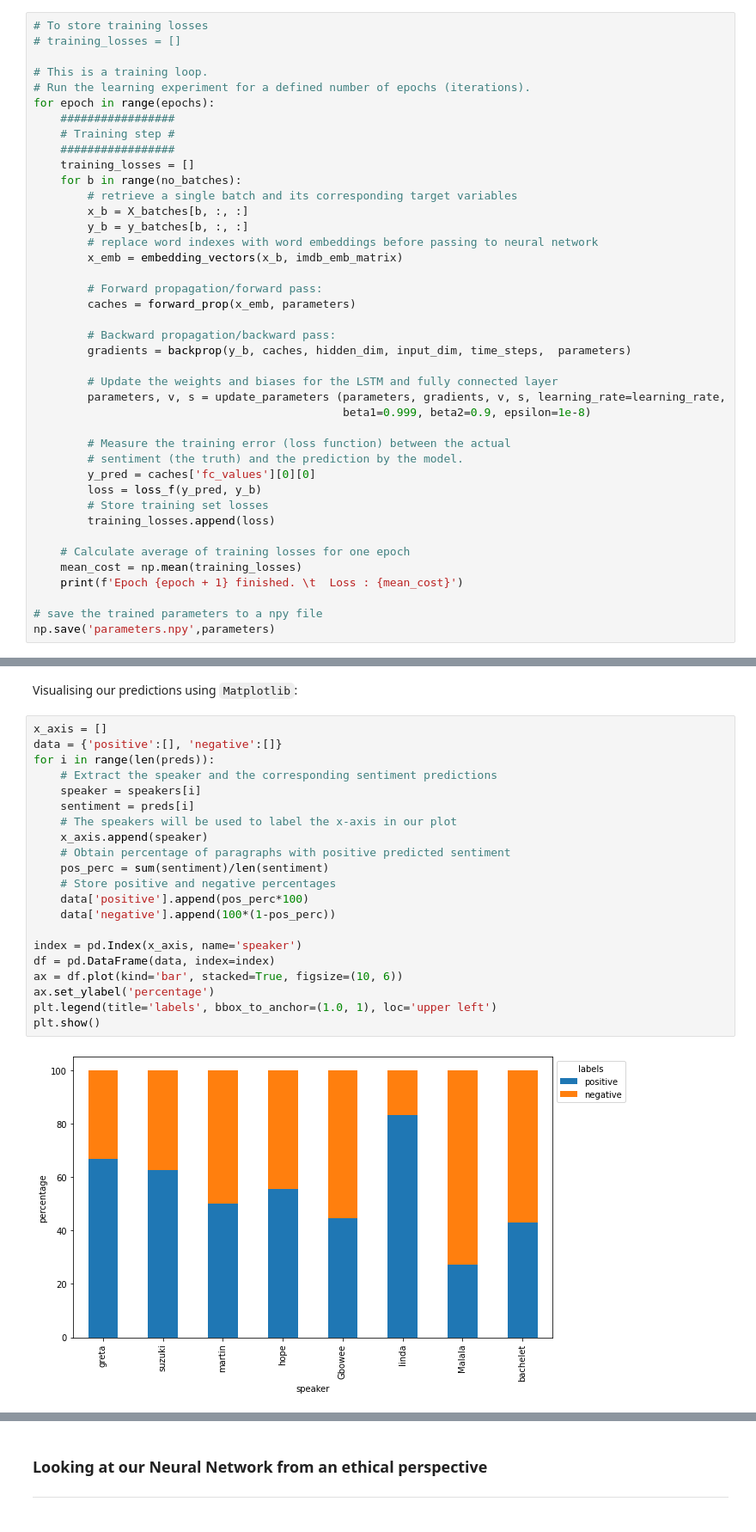
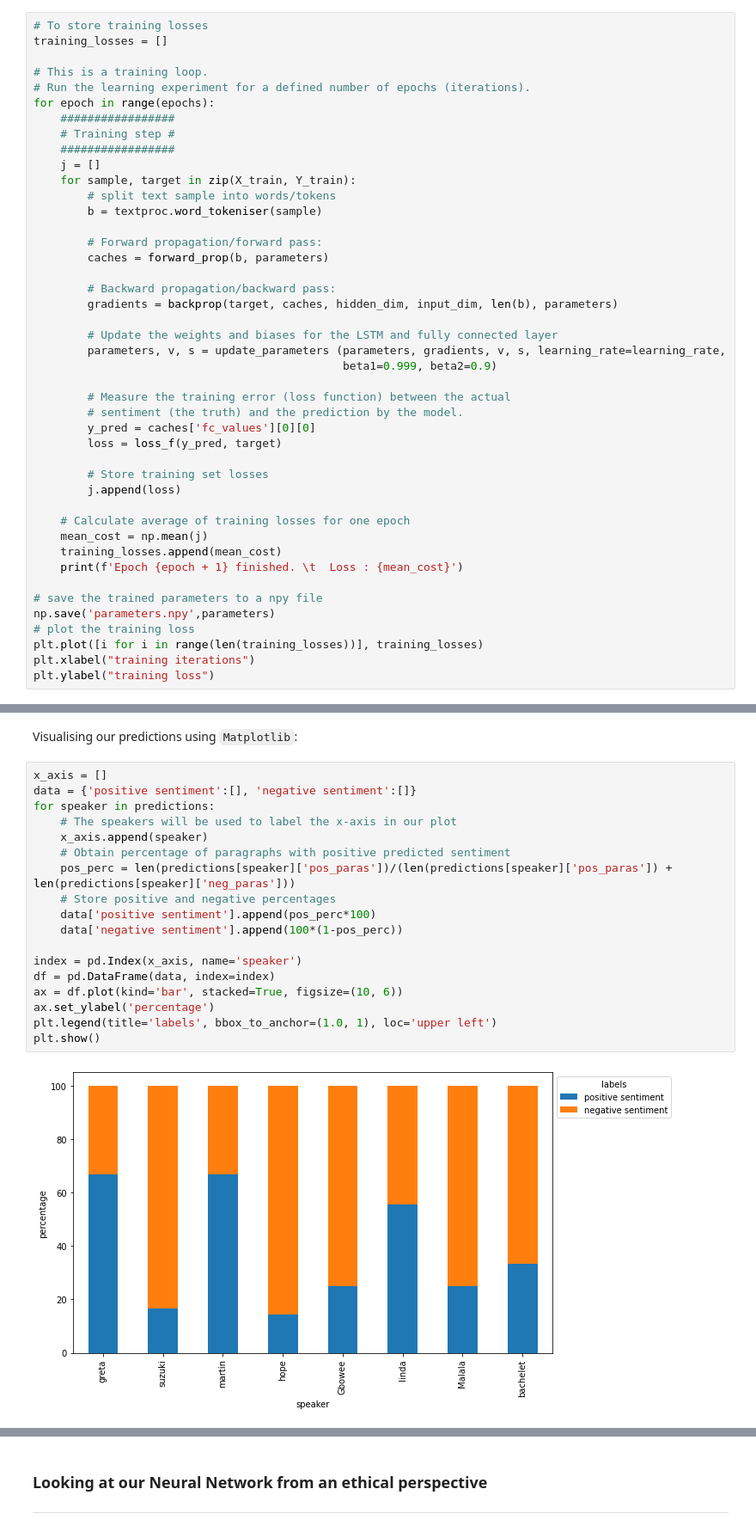
Before and after one commit to Dbhasin1/ethics-tutorial, a Jupyter notebook: tutorials/LSTM.ipynb, the cells around one changed output, grey strips where cells are left out. Shown: that part at 86% size. Drawn from its saved outputs; the diff is of its cells as text.

```diff
--- a/tutorials/LSTM.ipynb
+++ b/tutorials/LSTM.ipynb
@@ -508,7 +413,7 @@ Set up the neural network's learning experiment with a training loop and start t
 >Skip running this cell if you already have the trained parameters stored in a `npy` file
 # %%
 # To store training losses
-# training_losses = []
+training_losses = []
 
 # This is a training loop.
 # Run the learning experiment for a defined number of epochs (iterations).
@@ -516,35 +421,38 @@ for epoch in range(epochs):
     #################
     # Training step #
     #################
-    training_losses = []
-    for b in range(no_batches):
-        # retrieve a single batch and its corresponding target variables
-        x_b = X_batches[b, :, :]
-        y_b = y_batches[b, :, :]
-        # replace word indexes with word embeddings before passing to neural network
-        x_emb = embedding_vectors(x_b, imdb_emb_matrix)
+    j = []
+    for sample, target in zip(X_train, Y_train):
+        # split text sample into words/tokens
+        b = textproc.word_tokeniser(sample)
 
         # Forward propagation/forward pass:
-        caches = forward_prop(x_emb, parameters)
+        caches = forward_prop(b, parameters)
 
         # Backward propagation/backward pass:
-        gradients = backprop(y_b, caches, hidden_dim, input_dim, time_steps,  parameters)
+        gradients = backprop(target, caches, hidden_dim, input_dim, len(b), parameters)
 
         # Update the weights and biases for the LSTM and fully connected layer
         parameters, v, s = update_parameters (parameters, gradients, v, s, learning_rate=learning_rate,
-                                              beta1=0.999, beta2=0.9, epsilon=1e-8)
+                                              beta1=0.999, beta2=0.9)
 
         # Measure the training error (loss function) between the actual
         # sentiment (the truth) and the prediction by the model.
         y_pred = caches['fc_values'][0][0]
-        loss = loss_f(y_pred, y_b)
+        loss = loss_f(y_pred, target)
+
         # Store training set losses
-        training_losses.append(loss)
+        j.append(loss)
 
     # Calculate average of training losses for one epoch
-    mean_cost = np.mean(training_losses)
+    mean_cost = np.mean(j)
+    training_losses.append(mean_cost)
     print(f'Epoch {epoch + 1} finished. \t  Loss : {mean_cost}')
 
 # save the trained parameters to a npy file
 np.save('parameters.npy',parameters)
+# plot the training loss
+plt.plot([i for i in range(len(training_losses))], training_losses)
+plt.xlabel("training iterations")
+plt.ylabel("training loss")
 # %% [output]
@@ -638,24 +512,21 @@ for text in X_pred:
 Visualising our predictions using `Matplotlib`:
 # %%
 x_axis = []
-data = {'positive':[], 'negative':[]}
-for i in range(len(preds)):
-    # Extract the speaker and the corresponding sentiment predictions
-    speaker = speakers[i]
-    sentiment = preds[i]
+data = {'positive sentiment':[], 'negative sentiment':[]}
+for speaker in predictions:
     # The speakers will be used to label the x-axis in our plot
     x_axis.append(speaker)
     # Obtain percentage of paragraphs with positive predicted sentiment
-    pos_perc = sum(sentiment)/len(sentiment)
+    pos_perc = len(predictions[speaker]['pos_paras'])/(len(predictions[speaker]['pos_paras']) + len(predictions[speaker]['neg_paras']))
     # Store positive and negative percentages
-    data['positive'].append(pos_perc*100)
-    data['negative'].append(100*(1-pos_perc))
+    data['positive sentiment'].append(pos_perc*100)
+    data['negative sentiment'].append(100*(1-pos_perc))
 
 index = pd.Index(x_axis, name='speaker')
 df = pd.DataFrame(data, index=index)
 ax = df.plot(kind='bar', stacked=True, figsize=(10, 6))
 ax.set_ylabel('percentage')
 plt.legend(title='labels', bbox_to_anchor=(1.0, 1), loc='upper left')
 plt.show()
 # %% [output]
-[figure, old version]
+[figure, new version]
```
Also changed, not shown: parts of 33 cells of this notebook, 2 other files.
